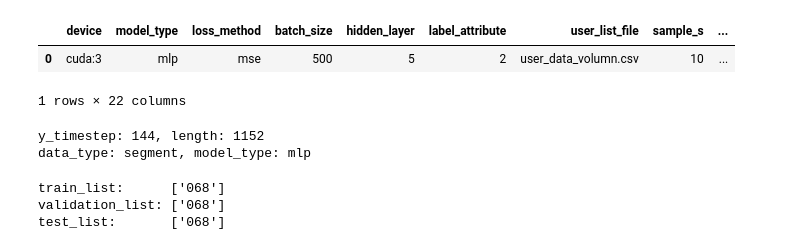
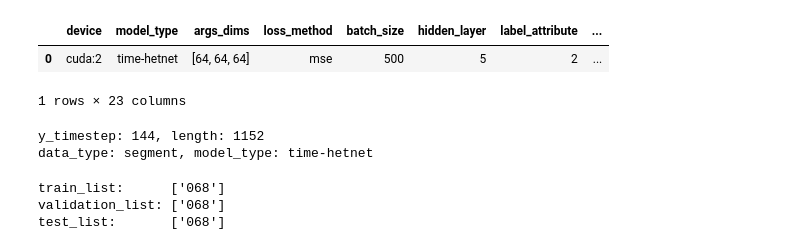
Before and after one commit to shkoma/geolife_timehetnet, a Jupyter notebook: test.ipynb, the cells around one changed output. Cells and saved outputs as stored; diff of their text form; code cells hidden in the pictures.

```diff
--- a/test.ipynb
+++ b/test.ipynb
@@ -1,24 +1,23 @@
 # %%
 import pandas as pd
 from torch_mlp import MLP
 from torch_segment_dataset import SegmentDataset
 
 writer_dir_name = 'data/geolife/runs'
-log_dir_name = '[segment_mlp]_20240312-144814'
+log_dir_name = '[segment_time-hetnet]_20240314-093855'
 log_folder = writer_dir_name + '/' + log_dir_name
 best_model_path = log_folder + '/best_model.pth'
 # best_model_path = log_folder + '/best_train_model.pth'
 
 config_df = pd.read_csv(log_folder + '/configuration.csv')
 config_df.head()
 # %% [output]
-|  | device | model_type | loss_method | batch_size | hidden_layer | label_attribute | user_list_file | sample_s | ... |
-| 0 | cuda:3 | mlp | mse | 500 | 5 | 2 | user_data_volumn.csv | 10 | ... |
+|  | device | model_type | args_dims | loss_method | batch_size | hidden_layer | label_attribute | ... |
+| 0 | cuda:2 | time-hetnet | [64, 64, 64] | mse | 500 | 5 | 2 | ... |
-1 rows × 22 columns
+1 rows × 23 columns
 # %%
 data_type = 'segment'
-model_type = 'mlp'
-# model_type = 'time-hetnet'
+model_type = config_df['model_type'][0]
 
 data_dir = "data/geolife/Data/"
 label_attribute = 2
@@ -67,7 +66,7 @@ print(f"y_timestep: {y_timestep}, length: {length}")
 print(f"data_type: {data_type}, model_type: {model_type}")
 # %% [output]
 y_timestep: 144, length: 1152
-data_type: segment, model_type: mlp
+data_type: segment, model_type: time-hetnet
 # %%
 # TensorBoard 설정
 import ast
```
Also changed, not shown: parts of 2 cells of this notebook, 4 other files.
